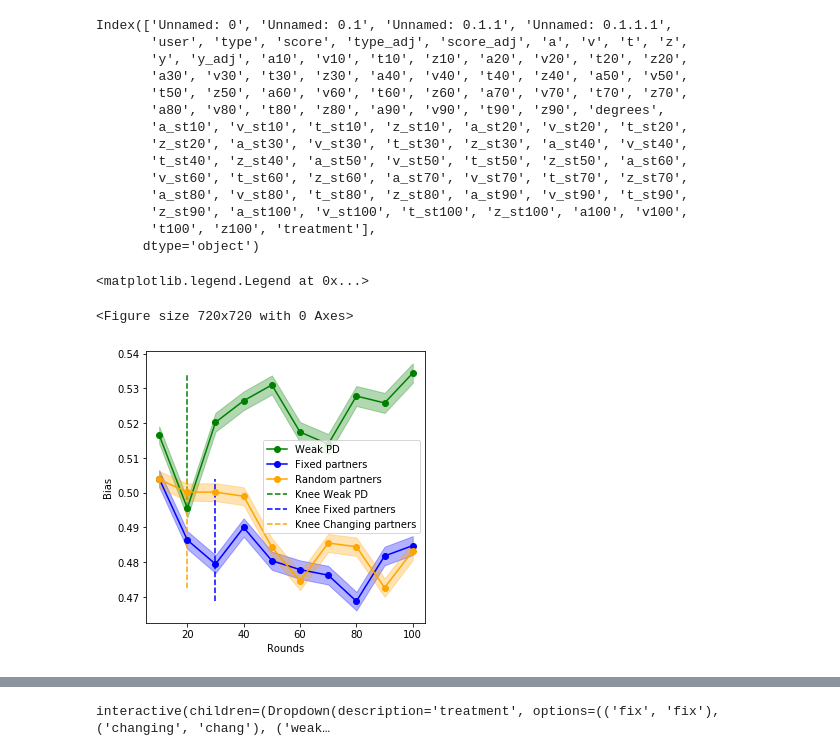
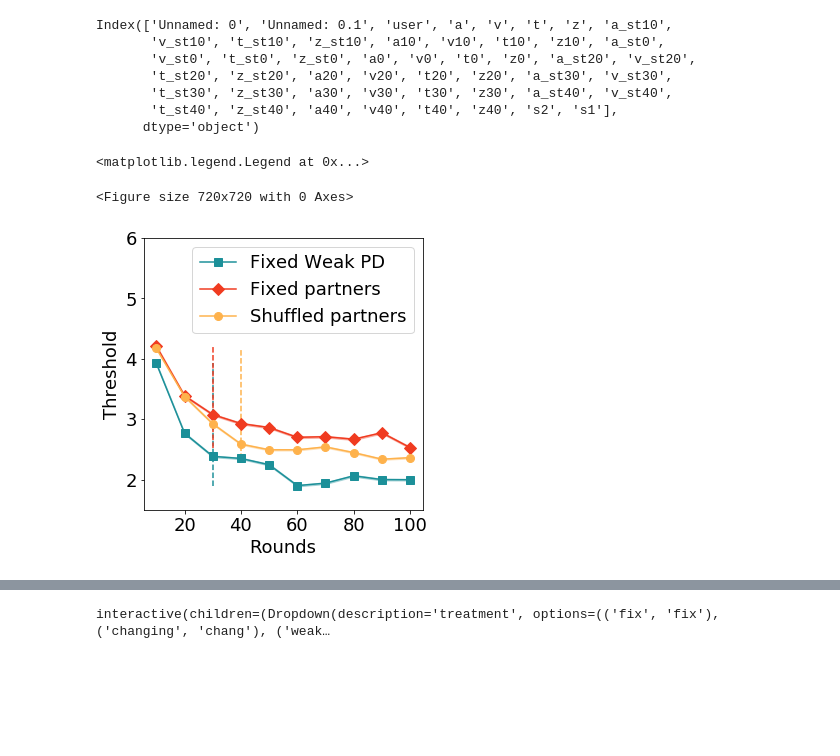
Before and after one commit to eladiomontero/DecisionTimes, a Jupyter notebook: SVO Context Analysis/test_knee.ipynb, the cells around one changed output, grey strips where cells are left out. Cells and saved outputs as stored; diff of their text form; code cells hidden in the pictures; blank space fills up the shorter version.

Commit message:
Final figures
submitted to the conf

```diff
--- a/SVO Context Analysis/test_knee.ipynb
+++ b/SVO Context Analysis/test_knee.ipynb
@@ -18,18 +24,11 @@ params_fix["treatment"] = "fix"
 actions = pd.read_csv("actions.csv")
 # %%
-params_fix.columns
+params_1.columns
 # %% [output]
-Index(['Unnamed: 0', 'Unnamed: 0.1', 'Unnamed: 0.1.1', 'Unnamed: 0.1.1.1',
-       'user', 'type', 'score', 'type_adj', 'score_adj', 'a', 'v', 't', 'z',
-       'y', 'y_adj', 'a10', 'v10', 't10', 'z10', 'a20', 'v20', 't20', 'z20',
-       'a30', 'v30', 't30', 'z30', 'a40', 'v40', 't40', 'z40', 'a50', 'v50',
-       't50', 'z50', 'a60', 'v60', 't60', 'z60', 'a70', 'v70', 't70', 'z70',
-       'a80', 'v80', 't80', 'z80', 'a90', 'v90', 't90', 'z90', 'degrees',
-       'a_st10', 'v_st10', 't_st10', 'z_st10', 'a_st20', 'v_st20', 't_st20',
-       'z_st20', 'a_st30', 'v_st30', 't_st30', 'z_st30', 'a_st40', 'v_st40',
-       't_st40', 'z_st40', 'a_st50', 'v_st50', 't_st50', 'z_st50', 'a_st60',
-       'v_st60', 't_st60', 'z_st60', 'a_st70', 'v_st70', 't_st70', 'z_st70',
-       'a_st80', 'v_st80', 't_st80', 'z_st80', 'a_st90', 'v_st90', 't_st90',
-       'z_st90', 'a_st100', 'v_st100', 't_st100', 'z_st100', 'a100', 'v100',
-       't100', 'z100', 'treatment'],
+Index(['Unnamed: 0', 'Unnamed: 0.1', 'user', 'a', 'v', 't', 'z', 'a_st10',
+       'v_st10', 't_st10', 'z_st10', 'a10', 'v10', 't10', 'z10', 'a_st0',
+       'v_st0', 't_st0', 'z_st0', 'a0', 'v0', 't0', 'z0', 'a_st20', 'v_st20',
+       't_st20', 'z_st20', 'a20', 'v20', 't20', 'z20', 'a_st30', 'v_st30',
+       't_st30', 'z_st30', 'a30', 'v30', 't30', 'z30', 'a_st40', 'v_st40',
+       't_st40', 'z_st40', 'a40', 'v40', 't40', 'z40', 's2', 's1'],
       dtype='object')
@@ -40,8 +35,8 @@ curve_c = params_chang.mean()[["a10","a20","a30","a40","a50","a60","a70","a80","
 # %%
 #Receives a list of players to show
-def get_params(param, players, treatment, column2 = None):
-    param_cols = ["%s%d" % t for t in zip([param] * 10, [x*10 for x in range(1, 10+1)])]
-    param_sd = ["%s_st%d" % t for t in zip([param] * 10, [x*10 for x in range(1, 10+1)])]
+def get_params(param, players, treatment, start = 1, columns = 11):
+    param_cols = ["%s%d" % t for t in zip([param] * 10, [x*10 for x in range(start, columns)])]
+    param_sd = ["%s_st%d" % t for t in zip([param] * 10, [x*10 for x in range(start, columns)])]
     params = pd.melt(treatment.loc[treatment.user.isin(players)], id_vars=['user'], value_vars = param_cols)
     sds = pd.melt(treatment.loc[treatment.user.isin(players)], id_vars=['user'], value_vars = param_sd)
     d = params.groupby("variable").mean()
@@ -61,38 +52,47 @@ knee_c = KneeLocator(list(range(10,110, 10)), curve_c, S=1.0, curve="convex", di
+# %%
+pair_colors = {"fix":"#f03b20", "random":"#feb24c", "weak":"#1c9099"}
+pair_symbols = {"fix":"D", "random":"o", "weak":"s"}
+
+net_colors = {1:"#14910d", 2:"#022175", "c":"#04d197"}
+net_symbols = {1:"^", 2:"v", "c":"o"}
+
+plt.rcParams.update({'font.size': 18})
 # %%
-param = "z"
+param = "a"
 
 curve_w = params_weak.mean()[["%s%d" % t for t in zip([param] * 10, [x*10 for x in range(1, 10+1)])]]
 curve_f = params_fix.mean()[["%s%d" % t for t in zip([param] * 10, [x*10 for x in range(1, 10+1)])]]
 curve_c = params_chang.mean()[["%s%d" % t for t in zip([param] * 10, [x*10 for x in range(1, 10+1)])]]
 
 knee_w = KneeLocator(list(range(10,110, 10)), curve_w, S=1.0, curve="convex", direction="decreasing")
 knee_f = KneeLocator(list(range(10,110, 10)), curve_f, S=1.0, curve="convex", direction="decreasing")
 knee_c = KneeLocator(list(range(10,110, 10)), curve_c, S=1.0, curve="convex", direction="decreasing")
 
 weak = get_params(param, actions.user, params_weak)
 chang = get_params(param, actions.user, params_chang)
 fix = get_params(param, actions.user, params_fix)
 
 errWeak = weak["std"] / np.sqrt(5000)
 errChang = chang["std"] / np.sqrt(5000)
 errFix = fix["std"] / np.sqrt(5000)
 
 
 plt.figure(figsize = (10,10))
 plt.figure(figsize=(5,5))
-plt.plot(weak["round"], weak[param],"-o",label = "Weak PD", color = "green")
-plt.plot(fix["round"], fix[param],"-o",label = "Fixed partners", color = "blue")
-plt.plot(chang["round"], chang[param],"-o",label = "Random partners", color = "orange")
-plt.fill_between(weak["round"], weak[param] + (errWeak * 1.96), weak[param] - (errWeak * 1.96), alpha = 0.3, color = "green")
-plt.fill_between(fix["round"], fix[param] + (errFix * 1.96), fix[param] - (errFix * 1.96), alpha = 0.3, color = "blue")
-plt.fill_between(chang["round"], chang[param] + (errChang * 1.96), chang[param] - (errChang * 1.96), alpha = 0.3, color = "orange")
-plt.vlines(knee_w.knee, weak[param].min(), weak[param].max(), linestyles="--", color = "green", label = "Knee Weak PD")
-plt.vlines(knee_f.knee, fix[param].min(), fix[param].max(), linestyles="--", color = "blue", label = "Knee Fixed partners")
-plt.vlines(knee_c.knee, chang[param].min(), chang[param].max(), linestyles="--", color = "orange", label = "Knee Changing partners")
+plt.plot(weak["round"], weak[param],"-o",label = "Fixed Weak PD", color = pair_colors["weak"], marker = pair_symbols["weak"], markersize=8)
+plt.plot(fix["round"], fix[param],"-o",label = "Fixed partners", color = pair_colors["fix"], marker = pair_symbols["fix"], markersize=8)
+plt.plot(chang["round"], chang[param],"-o",label = "Shuffled partners", color = pair_colors["random"], marker = pair_symbols["random"], markersize=8)
+plt.fill_between(weak["round"], weak[param] + (errWeak * 1.96), weak[param] - (errWeak * 1.96), alpha = 0.3, color = pair_colors["weak"])
+plt.fill_between(fix["round"], fix[param] + (errFix * 1.96), fix[param] - (errFix * 1.96), alpha = 0.3, color = pair_colors["fix"])
+plt.fill_between(chang["round"], chang[param] + (errChang * 1.96), chang[param] - (errChang * 1.96), alpha = 0.3, color = pair_colors["random"])
+plt.vlines(knee_w.knee, weak[param].min(), weak[param].max(), linestyles="--", color = pair_colors["weak"])
+plt.vlines(knee_f.knee, fix[param].min(), fix[param].max(), linestyles="--", color = pair_colors["fix"])
+plt.vlines(knee_c.knee, chang[param].min(), chang[param].max(), linestyles="--", color = pair_colors["random"])
 plt.xlabel("Rounds")
-plt.ylabel("Bias")
+plt.ylabel("Threshold")
+plt.ylim(1.5, 6)
 plt.legend()
 # %% [output]
 <matplotlib.legend.Legend at 0x...>
 <Figure size 720x720 with 0 Axes>
-[figure, old version]
+[figure, new version]
```
Also changed, not shown: parts of 22 cells of this notebook, 10 other files.
